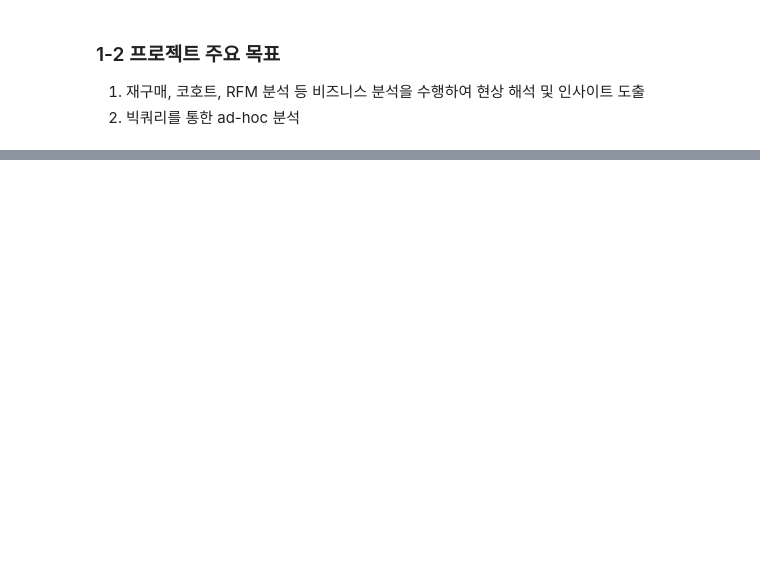
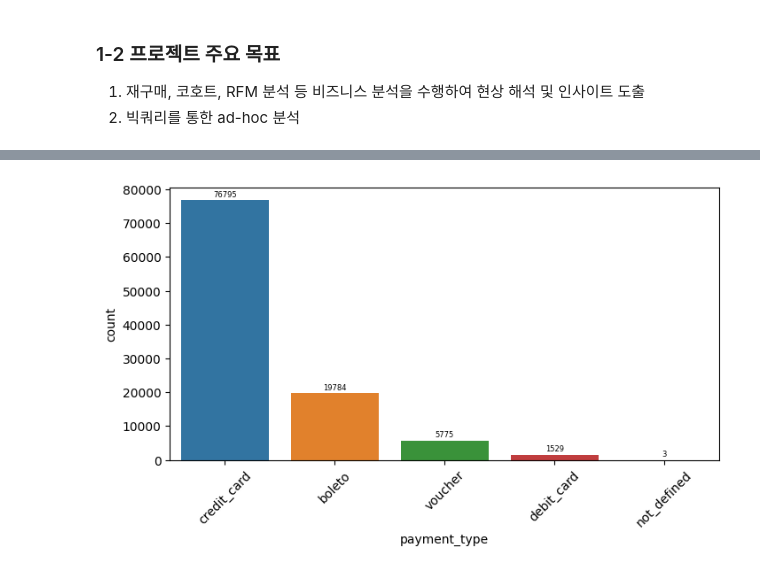
Before and after one commit to wbin0718/e-commerce_data_analysis, a Jupyter notebook: e_commerce.ipynb, the cells around one changed output, grey strips where cells are left out. Saved outputs shown, nothing was run; the diff lists cells and outputs as text; code cells hidden in the pictures; blank space fills up the shorter version.

```diff
--- a/e_commerce.ipynb
+++ b/e_commerce.ipynb
@@ -67,0 +283,4 @@ client = bigquery.Client(credentials = credentials,
+# %%
+countplot(data=df_order_payments,column="payment_type")
+# %% [output]
+[figure, added]
```
Also changed, not shown: parts of 37 cells of this notebook.
